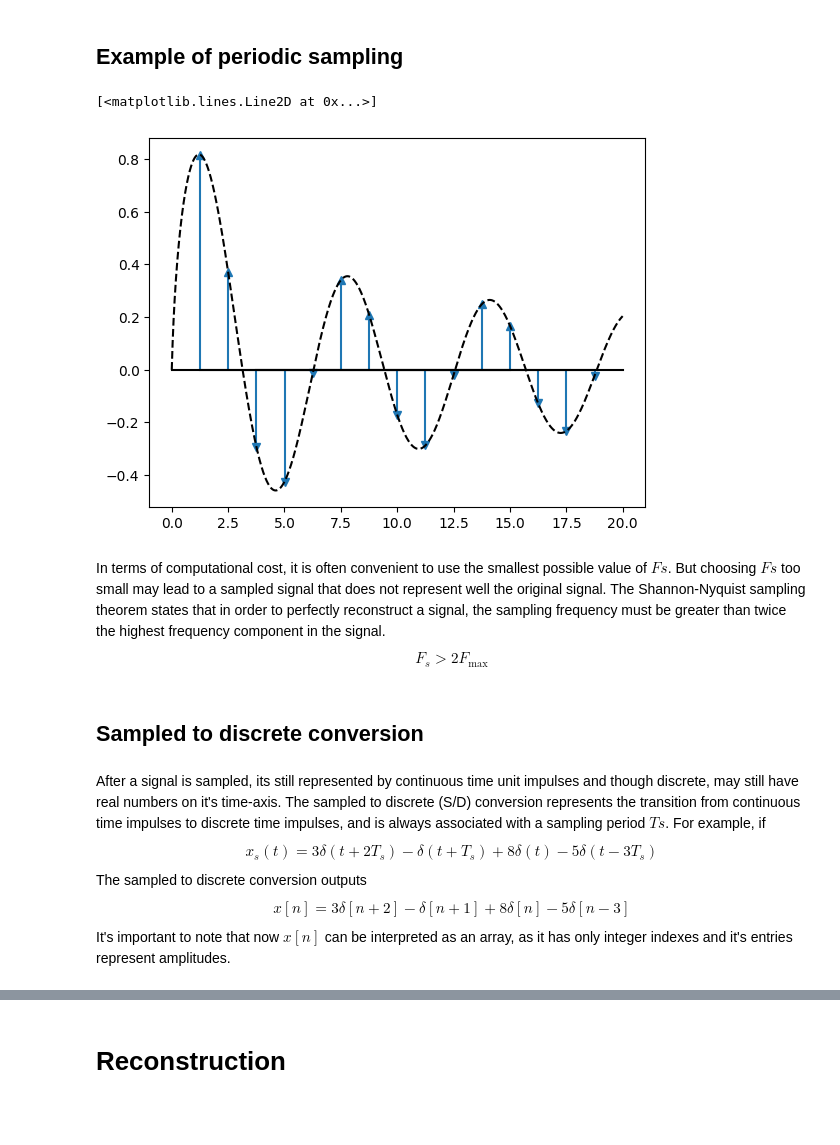
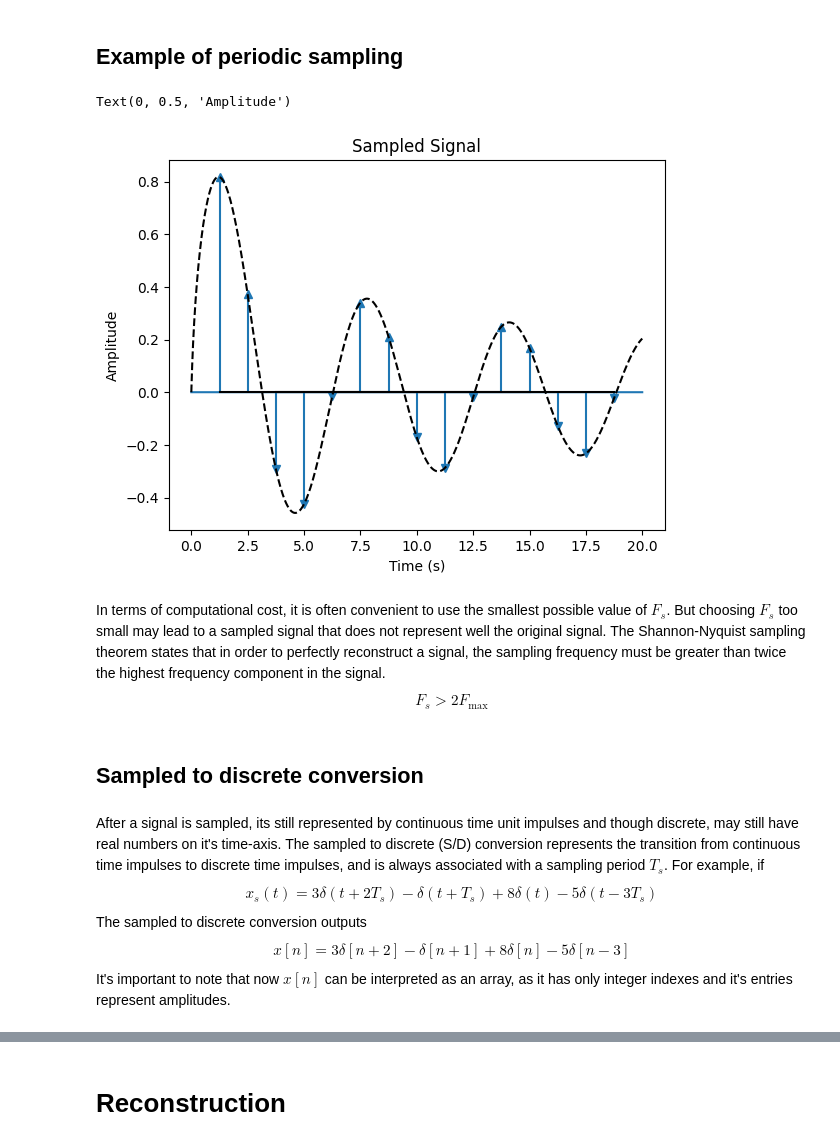
Before and after one commit to EduardoGFilho/DSP_Jupyter_Notebooks, a Jupyter notebook: Sampling.ipynb, the cells around one changed output, grey strips where cells are left out. Drawn from its saved outputs; the diff is of its cells as text; code cells hidden in the pictures; blank space fills up the shorter version.

```diff
--- a/Sampling.ipynb
+++ b/Sampling.ipynb
@@ -52,27 +54,30 @@ plot_impulses(time_axis,impulse_train)
 # %%
 # Generate our signal to study
 x_original = np.sin(time_axis)/np.sqrt(time_axis + 0.1)
 
 # Multiply by our impulse train
 x_sampled = x_original*impulse_train
 
-# This plots the sampled signal
+# Plot the sampled signal
 plot_impulses(time_axis,x_sampled)
 
-# This plots the envelope
+# Plot the 'envelope' of the sampled signal
 plt.plot(time_axis,x_original, "k--")
+plt.title("Sampled Signal")
+plt.xlabel("Time (s)")
+plt.ylabel("Amplitude")
 # %% [output]
-[<matplotlib.lines.Line2D at 0x...>]
+Text(0, 0.5, 'Amplitude')
-[figure, old version]
+[figure, new version]
 # %% [markdown]
 In terms of computational cost, it is often convenient to use the smallest possible
-value of $Fs$. But choosing $Fs$ too small may lead to a sampled signal that does not
+value of $F_{s}$. But choosing $F_{s}$ too small may lead to a sampled signal that does not
 represent well the original signal. The Shannon-Nyquist sampling theorem states that in order to perfectly reconstruct a signal, the sampling frequency must be greater than twice the highest frequency component in the signal.
 $$F_s > 2F_{\text{max}}$$
 # %% [markdown]
 ## Sampled to discrete conversion
 # %% [markdown]
-After a signal is sampled, its still represented by continuous time unit impulses and though discrete, may still have real numbers on it's time-axis. The sampled to discrete (S/D) conversion represents the transition from continuous time impulses to discrete time impulses, and is always associated with a sampling period $Ts$. For example, if
+After a signal is sampled, its still represented by continuous time unit impulses and though discrete, may still have real numbers on it's time-axis. The sampled to discrete (S/D) conversion represents the transition from continuous time impulses to discrete time impulses, and is always associated with a sampling period $T_s$. For example, if
 $$x_s(t) = 3\delta(t + 2T_s) - \delta(t + T_s) + 8\delta(t) - 5\delta(t - 3T_s) $$
 The sampled to discrete conversion outputs
 $$x[n] = 3\delta[n + 2] - \delta[n + 1] + 8\delta[n] - 5\delta[n - 3]$$
```
Also changed, not shown: parts of 30 cells of this notebook, 2 other files.
